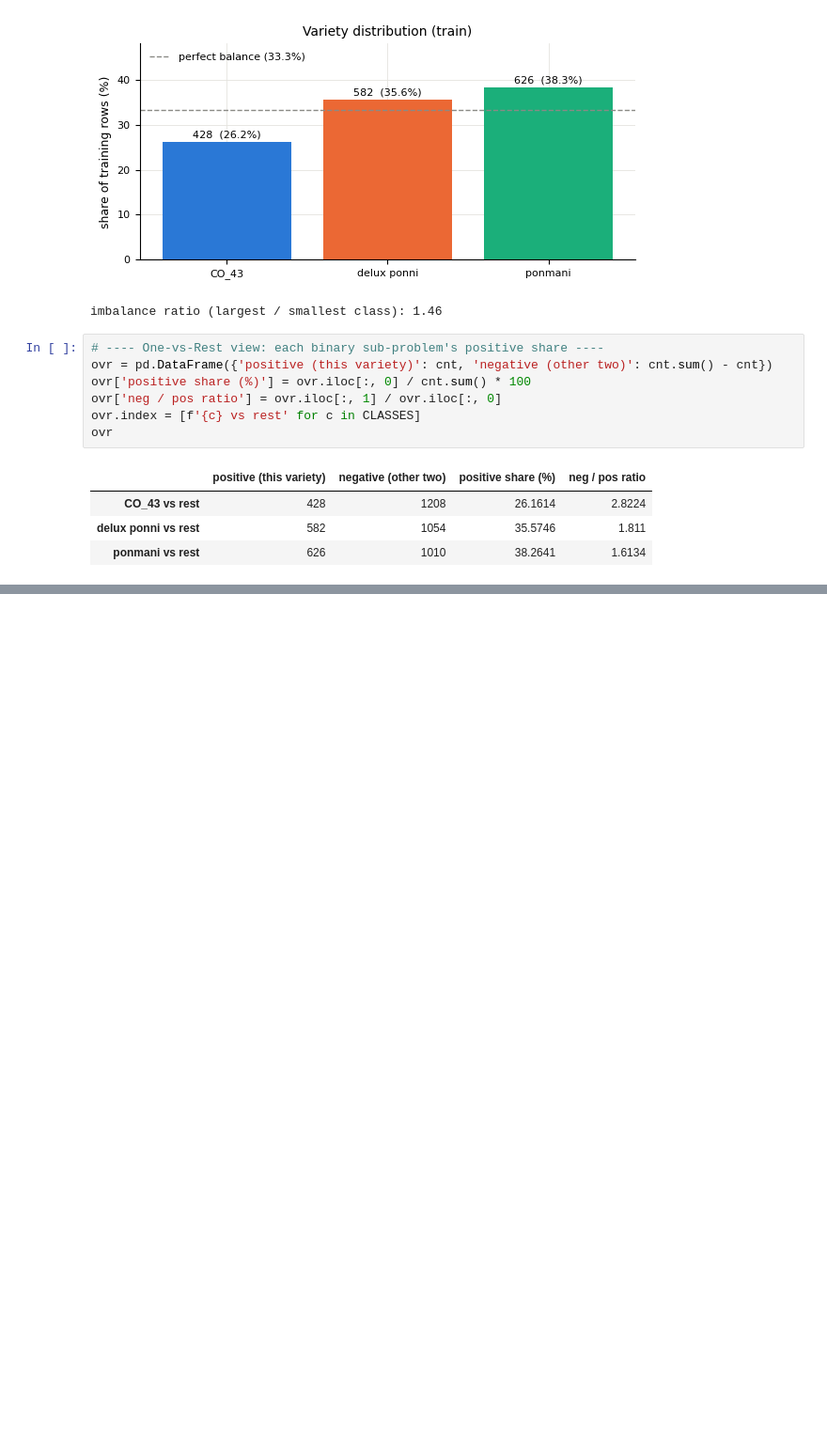
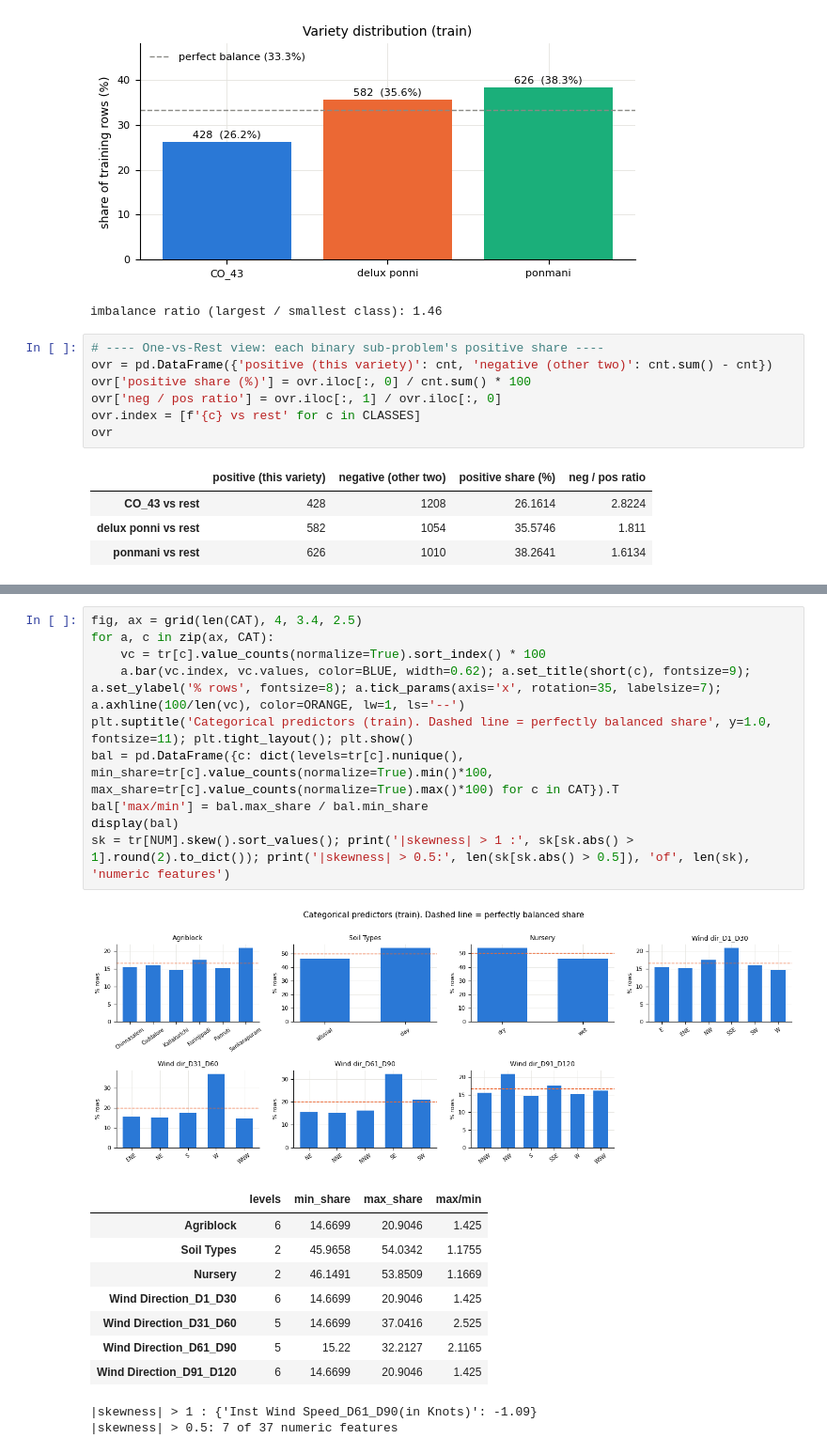
Before and after one commit to phattanaratjeedjeen-sudo/paddy, a Jupyter notebook: src/HW02_6810.ipynb, the cells around one changed output, grey strips where cells are left out. Shown at 94% size. Cells and saved outputs as stored; diff of their text form; blank space fills up the shorter version.

```diff
--- a/src/HW02_6810.ipynb
+++ b/src/HW02_6810.ipynb
@@ -403,0 +460,22 @@ ovr
+# %%
+fig, ax = grid(len(CAT), 4, 3.4, 2.5)
+for a, c in zip(ax, CAT):
+    vc = tr[c].value_counts(normalize=True).sort_index() * 100
+    a.bar(vc.index, vc.values, color=BLUE, width=0.62); a.set_title(short(c), fontsize=9); a.set_ylabel('% rows', fontsize=8); a.tick_params(axis='x', rotation=35, labelsize=7); a.axhline(100/len(vc), color=ORANGE, lw=1, ls='--')
+plt.suptitle('Categorical predictors (train). Dashed line = perfectly balanced share', y=1.0, fontsize=11); plt.tight_layout(); plt.show()
+bal = pd.DataFrame({c: dict(levels=tr[c].nunique(), min_share=tr[c].value_counts(normalize=True).min()*100, max_share=tr[c].value_counts(normalize=True).max()*100) for c in CAT}).T
+bal['max/min'] = bal.max_share / bal.min_share
+display(bal)
+sk = tr[NUM].skew().sort_values(); print('|skewness| > 1 :', sk[sk.abs() > 1].round(2).to_dict()); print('|skewness| > 0.5:', len(sk[sk.abs() > 0.5]), 'of', len(sk), 'numeric features')
+# %% [output]
+[figure, added]
+|  | levels | min_share | max_share | max/min |
+| Agriblock | 6 | 14.6699 | 20.9046 | 1.425 |
+| Soil Types | 2 | 45.9658 | 54.0342 | 1.1755 |
+| Nursery | 2 | 46.1491 | 53.8509 | 1.1669 |
+| Wind Direction_D1_D30 | 6 | 14.6699 | 20.9046 | 1.425 |
+| Wind Direction_D31_D60 | 5 | 14.6699 | 37.0416 | 2.525 |
+| Wind Direction_D61_D90 | 5 | 15.22 | 32.2127 | 2.1165 |
+| Wind Direction_D91_D120 | 6 | 14.6699 | 20.9046 | 1.425 |
+|skewness| > 1 : {'Inst Wind Speed_D61_D90(in Knots)': -1.09}
+|skewness| > 0.5: 7 of 37 numeric features
```
Also changed, not shown: parts of 5 cells of this notebook.
